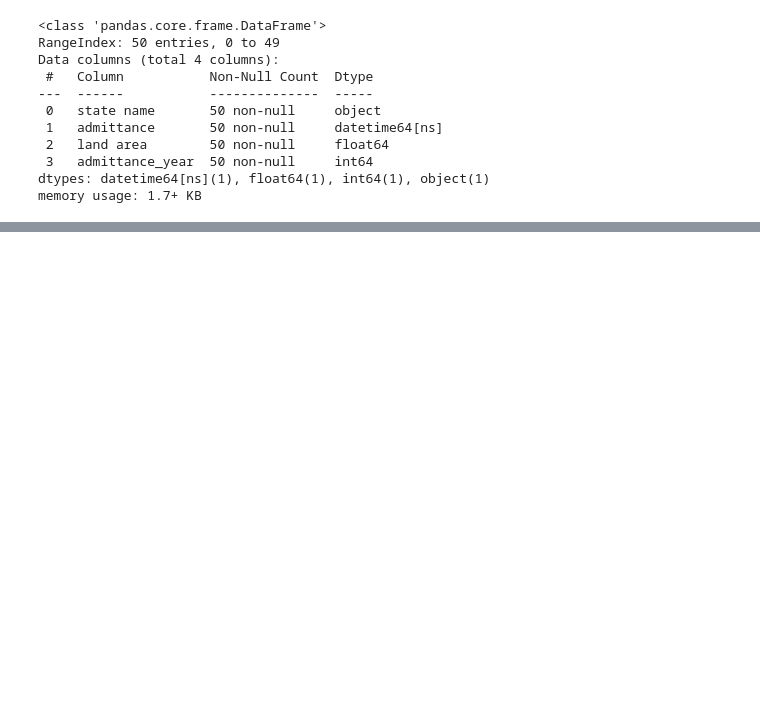
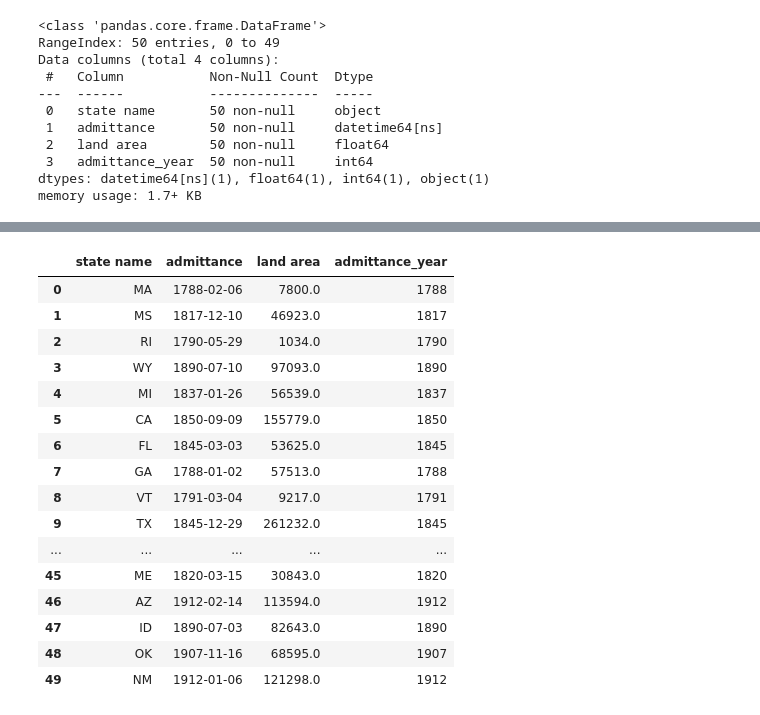
Before and after one commit to wutmeownow/phys441, a Jupyter notebook: JupyterNotebooks/General/Exercise09_WebScraping.ipynb, the cells around one changed output, grey strips where cells are left out. Saved outputs shown, nothing was run; the diff lists cells and outputs as text; code cells hidden in the pictures; blank space fills up the shorter version.

```diff
--- a/JupyterNotebooks/General/Exercise09_WebScraping.ipynb
+++ b/JupyterNotebooks/General/Exercise09_WebScraping.ipynb
@@ -243,5 +243,24 @@ Coefficient of determination: 0.30
 # %%
 # Clearly it makes little sense to include the last two data
 # points in the regression (AK and HI) ... let's remove them and do
 # the regression over again.
+df1
+# %% [output]
+|  | state name | admittance | land area | admittance_year |
+| 0 | MA | 1788-02-06 | 7800.0 | 1788 |
+| 1 | MS | 1817-12-10 | 46923.0 | 1817 |
+| 2 | RI | 1790-05-29 | 1034.0 | 1790 |
+| 3 | WY | 1890-07-10 | 97093.0 | 1890 |
+| 4 | MI | 1837-01-26 | 56539.0 | 1837 |
+| 5 | CA | 1850-09-09 | 155779.0 | 1850 |
+| 6 | FL | 1845-03-03 | 53625.0 | 1845 |
+| 7 | GA | 1788-01-02 | 57513.0 | 1788 |
+| 8 | VT | 1791-03-04 | 9217.0 | 1791 |
+| 9 | TX | 1845-12-29 | 261232.0 | 1845 |
+| ... | ... | ... | ... | ... |
+| 45 | ME | 1820-03-15 | 30843.0 | 1820 |
+| 46 | AZ | 1912-02-14 | 113594.0 | 1912 |
+| 47 | ID | 1890-07-03 | 82643.0 | 1890 |
+| 48 | OK | 1907-11-16 | 68595.0 | 1907 |
+| 49 | NM | 1912-01-06 | 121298.0 | 1912 |
 # %%
```
Also changed, not shown: parts of 10 cells of this notebook, 30 other files.
